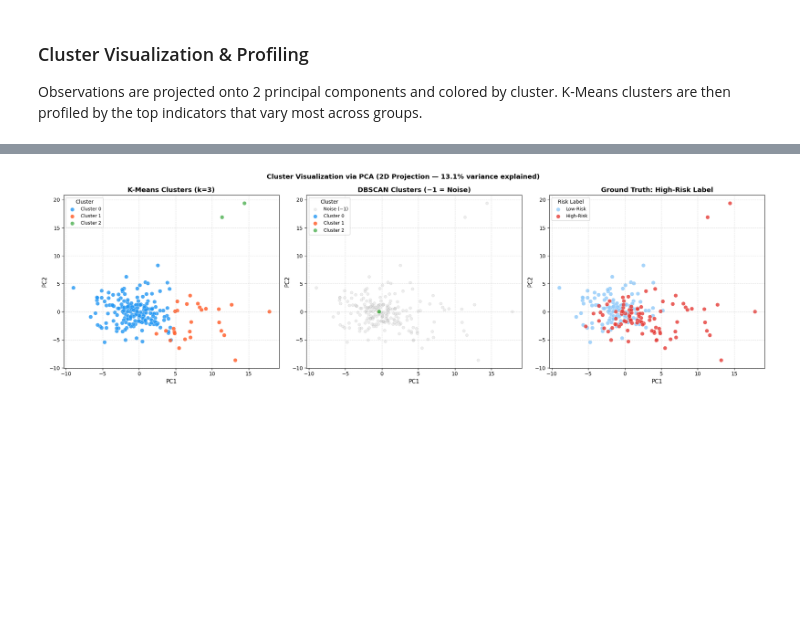
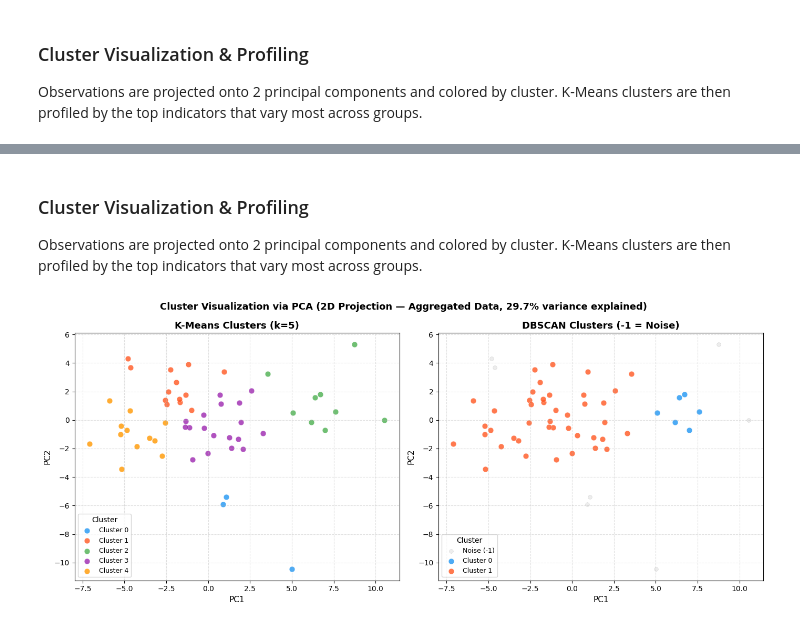
Before and after one commit to SabinaLucy/CS5831-FINAL-PROJECT, a Jupyter notebook: CS5831_FinalProject .ipynb, the cells around one changed output, grey strips where cells are left out. Saved outputs shown, nothing was run; the diff lists cells and outputs as text; code cells hidden in the pictures; blank space fills up the shorter version.

Commit message:
Updated code and new datasets

```diff
--- a/CS5831_FinalProject .ipynb
+++ b/CS5831_FinalProject .ipynb
@@ -924,11 +1054,3 @@ display(summary_df)
 # Unsupervised Clustering
 ### Methods: K-Means and DBSCAN
 Clustering is applied to the full scaled feature matrix to identify natural groupings of state-year observations based on chronic disease and behavioral profiles; independent of the high-risk label. Internal validation uses Silhouette Score and Davies-Bouldin Index. Clusters are visualized via PCA 2D projection and profiled by their top indicator patterns.
-# %%
-#PCA Setup
-# Use the full dataset scaled consistently
-X_all = scaler_clf.transform(X)
-
-pca = PCA(n_components=2, random_state=42)
-X_pca = pca.fit_transform(X_all)
-print(f"Explained variance by 2 PCs: {pca.explained_variance_ratio_.sum():.2%}")
@@ -1023,5 +1949,22 @@ Observations are projected onto 2 principal components and colored by cluster. K
+# %% [markdown]
+### Cluster Visualization & Profiling
+Observations are projected onto 2 principal components and colored by cluster. K-Means clusters are then profiled by the top indicators that vary most across groups.
 # %%
-fig, axes = plt.subplots(1, 3, figsize=(20, 6))
+# Access the global variables for the aggregated data
+# X_pca, km_labels, db_labels, all_best_k, explained_variance_pca are now single variables
+# from the previous cells operating on clean_df_alltime_processed
+
+km_labels = all_kmeans_labels
+db_labels = all_dbscan_labels
+best_k = all_best_k
+explained_var = explained_variance_pca
+
+# For aggregated data, we don't have 'yr_start', 'yr_end', or 'risk_label' in the same context
+# as the time-series clean_df. So, ground truth plotting is removed.
+plot_ground_truth = False
+
+n_panels = 2 # Only K-Means and DBSCAN plots
+fig, axes = plt.subplots(1, n_panels, figsize=(14, 6))
 
 # --- Panel 1: K-Means clusters ---
 km_unique = np.unique(km_labels)
@@ -1030,61 +1973,52 @@ km_palette = ['#2196F3', '#FF5722', '#4CAF50', '#9C27B0',
 
 for i, label in enumerate(km_unique):
     mask = km_labels == label
     color = km_palette[i % len(km_palette)]
-    axes[0].scatter(X_pca[mask, 0], X_pca[mask, 1],
-                    c=color, label=f'Cluster {label}',
-                    alpha=0.8, s=60, edgecolors='white', linewidths=0.4)
+    axes[0].scatter(
+        X_pca[mask, 0], X_pca[mask, 1],
+        c=color, label=f'Cluster {label}',
+        alpha=0.8, s=60, edgecolors='white', linewidths=0.4
+    )
 
 axes[0].set_title(f'K-Means Clusters (k={best_k})', fontsize=13, fontweight='bold')
 axes[0].set_xlabel('PC1', fontsize=11)
 axes[0].set_ylabel('PC2', fontsize=11)
 axes[0].legend(title='Cluster', fontsize=9)
 axes[0].grid(True, linestyle='--', alpha=0.4)
 
 # --- Panel 2: DBSCAN clusters ---
 db_unique = np.unique(db_labels)
 db_palette = ['#2196F3', '#FF5722', '#4CAF50', '#9C27B0',
               '#FF9800', '#00BCD4', '#E91E63', '#8BC34A']
 
 for label in db_unique:
     mask = db_labels == label
     if label == -1:
-        axes[1].scatter(X_pca[mask, 0], X_pca[mask, 1],
-                        c='lightgray', label='Noise (−1)',
-                        alpha=0.4, s=30, edgecolors='gray', linewidths=0.3)
+        axes[1].scatter(
+            X_pca[mask, 0], X_pca[mask, 1],
+            c='lightgray', label='Noise (-1)',
+            alpha=0.4, s=30, edgecolors='gray', linewidths=0.3
+        )
     else:
         color = db_palette[int(label) % len(db_palette)]
-        axes[1].scatter(X_pca[mask, 0], X_pca[mask, 1],
-                        c=color, label=f'Cluster {label}',
-                        alpha=0.8, s=60, edgecolors='white', linewidths=0.4)
+        axes[1].scatter(
+            X_pca[mask, 0], X_pca[mask, 1],
+            c=color, label=f'Cluster {label}',
+            alpha=0.8, s=60, edgecolors='white', linewidths=0.4
+        )
 
-axes[1].set_title('DBSCAN Clusters (−1 = Noise)', fontsize=13, fontweight='bold')
+axes[1].set_title('DBSCAN Clusters (-1 = Noise)', fontsize=13, fontweight='bold')
 axes[1].set_xlabel('PC1', fontsize=11)
 axes[1].set_ylabel('PC2', fontsize=11)
 axes[1].legend(title='Cluster', fontsize=9)
 axes[1].grid(True, linestyle='--', alpha=0.4)
 
-# --- Panel 3: Ground truth high-risk label for reference ---
-risk_labels = y.reset_index(drop=True).values
-risk_palette = {0: '#90CAF9', 1: '#E53935'}
-risk_names   = {0: 'Low-Risk', 1: 'High-Risk'}
-
-for val in [0, 1]:
-    mask = risk_labels == val
-    axes[2].scatter(X_pca[mask, 0], X_pca[mask, 1],
-                    c=risk_palette[val], label=risk_names[val],
-                    alpha=0.8, s=60, edgecolors='white', linewidths=0.4)
-
-axes[2].set_title('Ground Truth: High-Risk Label', fontsize=13, fontweight='bold')
-axes[2].set_xlabel('PC1', fontsize=11)
-axes[2].set_ylabel('PC2', fontsize=11)
-axes[2].legend(title='Risk Label', fontsize=9)
-axes[2].grid(True, linestyle='--', alpha=0.4)
-
-plt.suptitle(f'Cluster Visualization via PCA (2D Projection — {pca.explained_variance_ratio_.sum():.1%} variance explained)',
-             fontsize=13, fontweight='bold')
+plt.suptitle(
+    f'Cluster Visualization via PCA (2D Projection — Aggregated Data, {explained_var:.1%} variance explained)',
+    fontsize=13, fontweight='bold'
+)
 plt.tight_layout()
 plt.show()
 # %% [output]
-[figure, old version]
+[figure, new version]
 # %%
```
Also changed, not shown: parts of 33 cells of this notebook.
